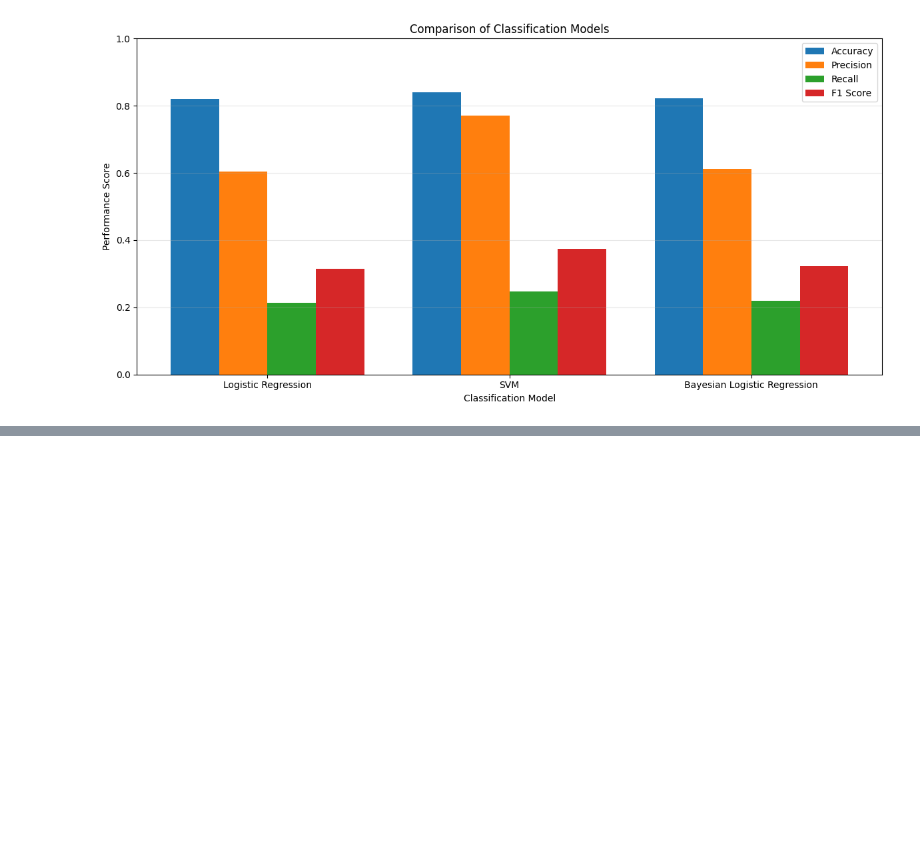
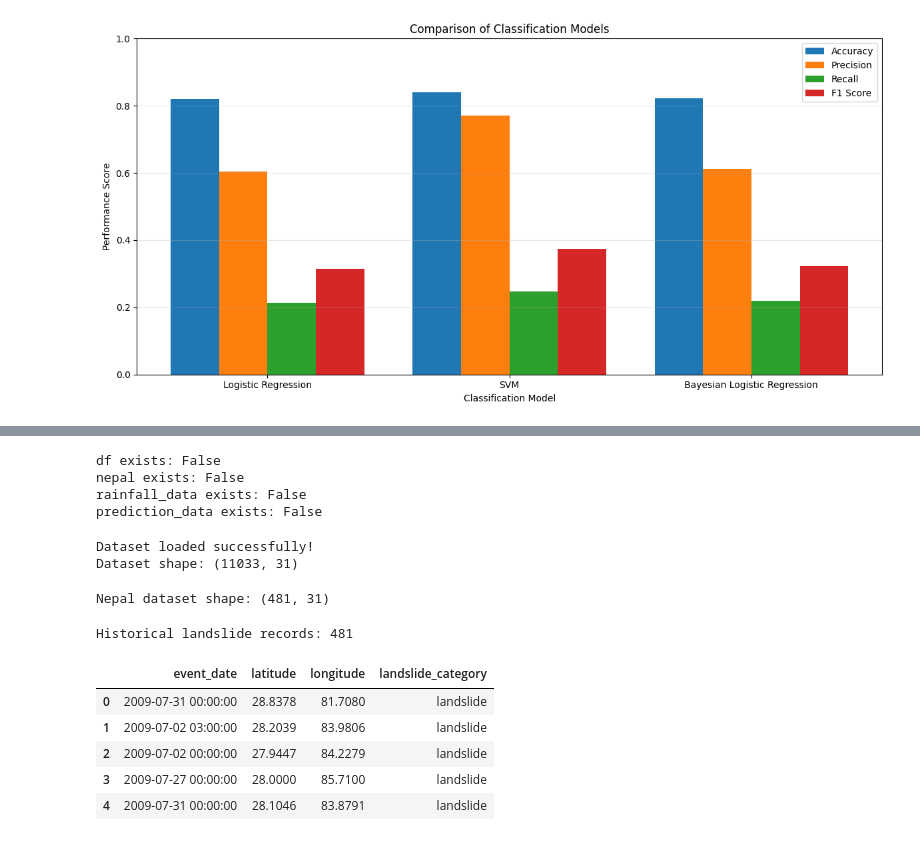
Before and after one commit to saltyyboii/landslide-risk-assessment, a Jupyter notebook: Mountain_Hazard_Review_2.ipynb, the cells around one changed output, grey strips where cells are left out. Drawn from its saved outputs; the diff is of its cells as text; code cells hidden in the pictures; blank space fills up the shorter version.

```diff
--- a/Mountain_Hazard_Review_2.ipynb
+++ b/Mountain_Hazard_Review_2.ipynb
@@ -1705,0 +1752,58 @@ plt.show()
+# %%
+print("df exists:", "df" in globals())
+print("nepal exists:", "nepal" in globals())
+print("rainfall_data exists:", "rainfall_data" in globals())
+print("prediction_data exists:", "prediction_data" in globals())
+# %% [output]
+df exists: False
+nepal exists: False
+rainfall_data exists: False
+prediction_data exists: False
+# %%
+import pandas as pd
+import numpy as np
+import matplotlib.pyplot as plt
+
+# Load NASA Global Landslide Catalog
+df = pd.read_csv("/content/landslide.csv")
+
+print("Dataset loaded successfully!")
+print("Dataset shape:", df.shape)
+# %% [output]
+Dataset loaded successfully!
+Dataset shape: (11033, 31)
+# %%
+# Select landslide events recorded in Nepal
+
+nepal = df[df["country_code"] == "NP"].copy()
+
+nepal["event_date"] = pd.to_datetime(
+    nepal["event_date"],
+    format="%m/%d/%Y %I:%M:%S %p",
+    errors="coerce"
+)
+
+print("Nepal dataset shape:", nepal.shape)
+# %% [output]
+Nepal dataset shape: (481, 31)
+# %%
+# Prepare historical landslide records for environmental analysis
+
+rainfall_data = nepal[
+    ["event_date", "latitude", "longitude", "landslide_category"]
+].copy()
+
+rainfall_data = rainfall_data.dropna(
+    subset=["event_date", "latitude", "longitude"]
+).reset_index(drop=True)
+
+print("Historical landslide records:", len(rainfall_data))
+display(rainfall_data.head())
+# %% [output]
+Historical landslide records: 481
+|  | event_date | latitude | longitude | landslide_category |
+| 0 | 2009-07-31 00:00:00 | 28.8378 | 81.7080 | landslide |
+| 1 | 2009-07-02 03:00:00 | 28.2039 | 83.9806 | landslide |
+| 2 | 2009-07-02 00:00:00 | 27.9447 | 84.2279 | landslide |
+| 3 | 2009-07-27 00:00:00 | 28.0000 | 85.7100 | landslide |
+| 4 | 2009-07-31 00:00:00 | 28.1046 | 83.8791 | landslide |
```
Also changed, not shown: parts of 8 cells of this notebook.
